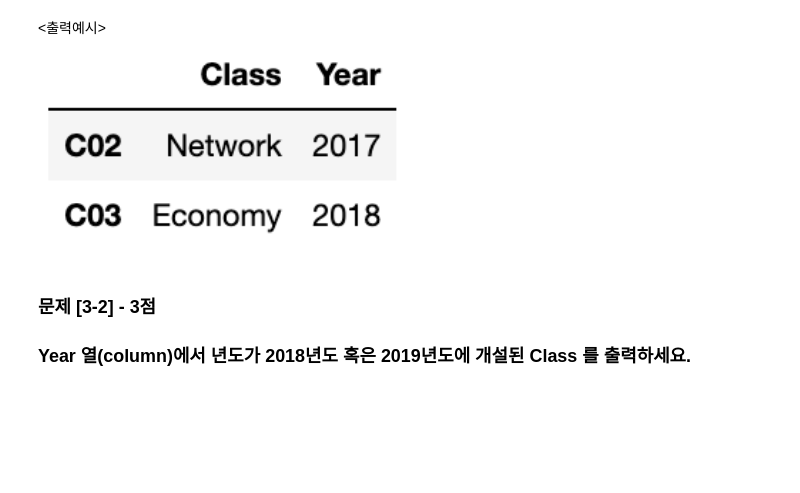
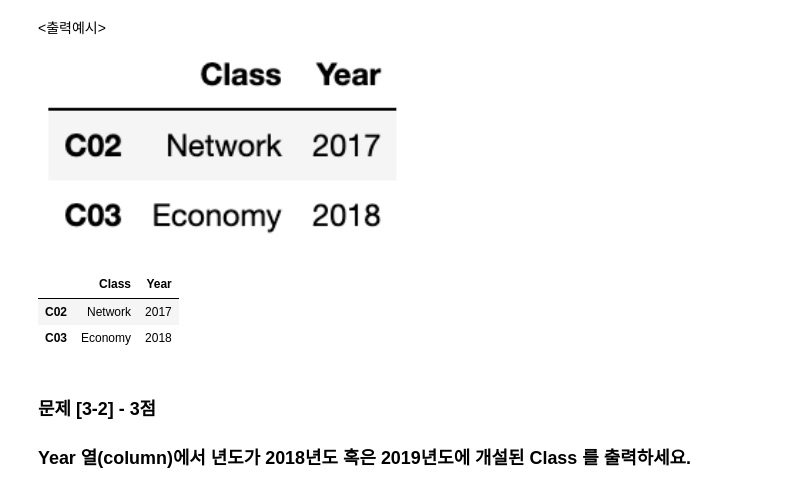
Before and after one commit to dorahee-ee/coding_test, a Jupyter notebook: BITAmin/11기_코딩테스트_문제지.ipynb, the cells around one changed output. Drawn from its saved outputs; the diff is of its cells as text; code cells hidden in the pictures; blank space fills up the shorter version.

```diff
--- a/BITAmin/11기_코딩테스트_문제지.ipynb
+++ b/BITAmin/11기_코딩테스트_문제지.ipynb
@@ -218,6 +227,12 @@ df1
 <출력예시>
 
 ![스크린샷 2023-01-29 오전 11.52.34.png](embedded-picture-1)
+# %%
+df1.loc[['C02', 'C03'], ['Class', 'Year']]
+# %% [output]
+|  | Class | Year |
+| C02 | Network | 2017 |
+| C03 | Economy | 2018 |
 # %% [markdown]
 ### 문제 [3-2] - 3점
 
```
Also changed, not shown: parts of 2 cells of this notebook.
